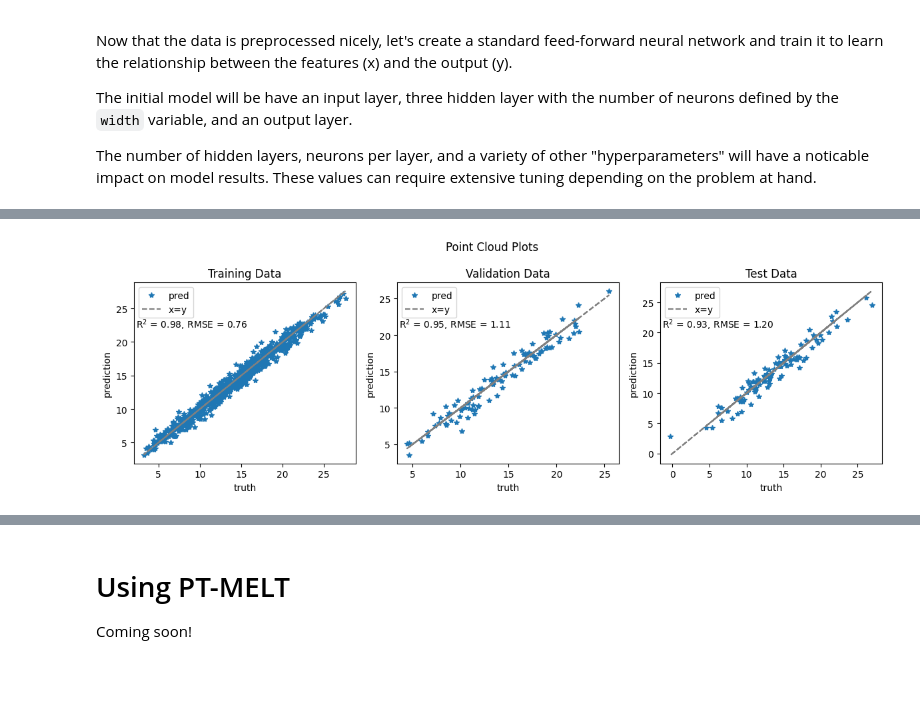
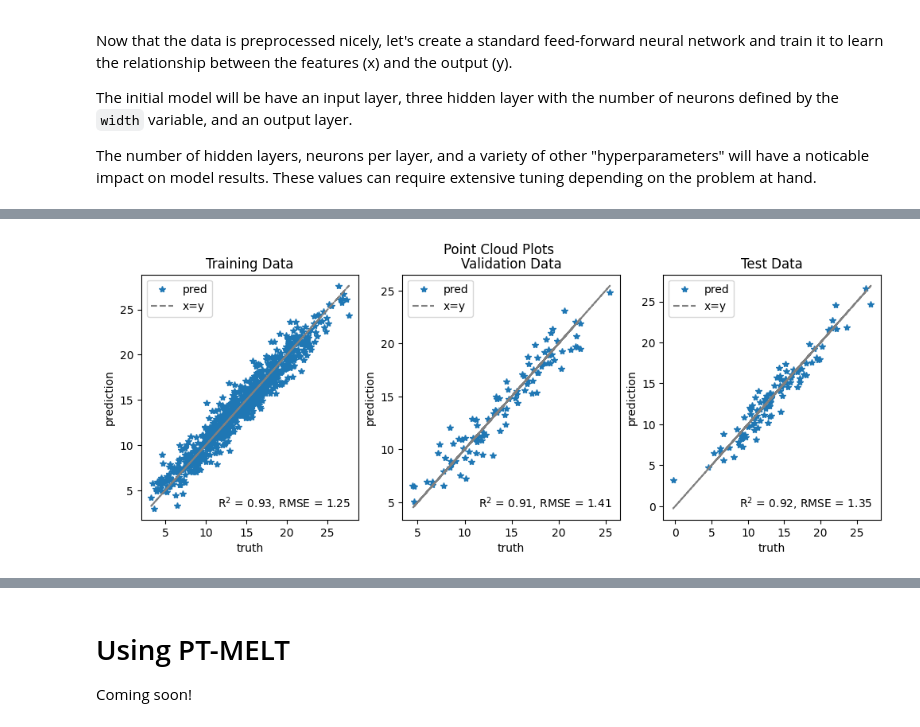
Before and after one commit to NREL/AI, a Jupyter notebook: supervised/regression/artificial_neural_networks_pt.ipynb, the cells around one changed output, grey strips where cells are left out. Saved outputs shown, nothing was run; the diff lists cells and outputs as text; code cells hidden in the pictures; blank space fills up the shorter version.

```diff
--- a/supervised/regression/artificial_neural_networks_pt.ipynb
+++ b/supervised/regression/artificial_neural_networks_pt.ipynb
@@ -196,12 +203,10 @@ y_test_real = inv_normalizer(y_test, y_mean, y_std)
 from torch.utils.data import DataLoader, TensorDataset
 
 batch_size = 32
-num_epochs = 500
-l1_norm = 1e-3
 
 # Create the data holder for training/validation (the test set should be held separate from any model training)
 dataset = TensorDataset(torch.from_numpy(x_train), torch.from_numpy(y_train))
 dataset_val = TensorDataset(torch.from_numpy(x_val), torch.from_numpy(y_val))
 
-dataloader = DataLoader(dataset, batch_size=batch_size, shuffle=False)
-dataloader_val = DataLoader(dataset_val, batch_size=batch_size, shuffle=False)
+dataloader = DataLoader(dataset, batch_size=batch_size, shuffle=True)
+dataloader_val = DataLoader(dataset_val, batch_size=batch_size, shuffle=True)
@@ -208,21 +233,14 @@ dataloader_val = DataLoader(dataset_val, batch_size=batch_size, shuffle=False)
 # %%
-# Make a history dict for storing metrics
-history = {"loss": [], "val_loss": []}
-model = ANN(num_feat=n_feats, width=64)
-# print(summary(model, input_size=(1, n_feats)))
-
-# Define the loss function and optimizer for training
-criterion = nn.MSELoss(reduction="mean")
-optimizer = optim.Adam(model.parameters(), lr=1e-3)
-
 # Now we can train the model
 for epoch in range(num_epochs):
+    model.train()
     running_loss = 0.0
     val_loss = 0.0
 
     for idx, data in enumerate(dataloader):
         xin, y_truth = data
 
+        # Clear previous gradients
         optimizer.zero_grad()
 
         # forward pass and compute loss
@@ -235,6 +253,13 @@ for epoch in range(num_epochs):
             if 'weight' in name:
                 l1_reg = l1_reg + torch.norm(param, 1)
         loss = loss + l1_norm * l1_reg
+
+        # add L2 regularization
+        l2_reg = torch.tensor(0., requires_grad=True)
+        for name, param in model.named_parameters():
+            if 'weight' in name:
+                l2_reg = l2_reg + torch.norm(param, 2)
+        loss = loss + l2_norm * l2_reg
 
         # Zero out the gradients, perform a backward pass, and update weights
         loss.backward()
@@ -253,7 +278,7 @@ for epoch in range(num_epochs):
             val_loss += loss_val.item()
         val_loss /= len(dataloader_val)
 
-    if epoch % 10 == 0:
+    if (epoch+1) % 10 == 0 or epoch == 0:
         print(f"Epoch = {epoch+1}, loss = {running_loss}, val_loss = {val_loss}")
     history["loss"].append(running_loss)
     history["val_loss"].append(val_loss)
@@ -323,11 +342,10 @@ plt.show()
 # %%
 # Compute some statistics on the fit
-from sklearn.metrics import mean_squared_error
 def pred_stats(pred, truth):
     rss = np.sum((pred - truth) ** 2)
     tss = np.sum((truth - np.mean(truth)) ** 2)
     r_sq = 1 - rss / tss
-    rmse = np.sqrt(mean_squared_error(truth, pred))
+    rmse = np.squeeze(np.sqrt(np.sum((truth-pred)**2, axis=0)/pred.shape[0]))
     return r_sq, rmse
 
 # Training data
@@ -335,35 +353,34 @@ r_sq_train, rmse_train = pred_stats(pred_train, y_train_real)
 r_sq_val, rmse_val = pred_stats(pred_val, y_val_real)
 r_sq_test, rmse_test = pred_stats(pred_test, y_test_real)
 
 # Visualize the predictions using a cloud plot
 fig, (ax1, ax2, ax3) = plt.subplots(1, 3, figsize=(12, 4))
 # Train plot
 ax1.plot(y_train_real, pred_train, marker="*", linestyle="None", label="pred")
 ax1.plot(y_train_real, y_train_real, linestyle="dashed", label="x=y", color="grey")
-ax1.text(x=0.01, y=0.75, s=rf"R$^2$ = {r_sq_train:0.2f}, RMSE = {rmse_train:0.2f}", transform=ax1.transAxes)
+ax1.text(x=0.35, y=0.05, s=rf"R$^2$ = {r_sq_train:0.2f}, RMSE = {rmse_train:0.2f}", transform=ax1.transAxes)
 ax1.legend()
 ax1.set_xlabel("truth")
 ax1.set_ylabel("prediction")
 ax1.set_title("Training Data")
 # Validation plot
 ax2.plot(y_val_real, pred_val, marker="*", linestyle="None", label="pred")
 ax2.plot(y_val_real, y_val_real, linestyle="dashed", label="x=y", color="grey")
-ax2.text(x=0.01, y=0.75, s=rf"R$^2$ = {r_sq_val:0.2f}, RMSE = {rmse_val:0.2f}", transform=ax2.transAxes)
+ax2.text(x=0.35, y=0.05, s=rf"R$^2$ = {r_sq_val:0.2f}, RMSE = {rmse_val:0.2f}", transform=ax2.transAxes)
 ax2.legend()
 ax2.set_xlabel("truth")
 ax2.set_ylabel("prediction")
 ax2.set_title("Validation Data")
 # Test plot
 ax3.plot(y_test_real, pred_test, marker="*", linestyle="None", label="pred")
 ax3.plot(y_test_real, y_test_real, linestyle="dashed", label="x=y", color="grey")
-ax3.text(x=0.01, y=0.75, s=rf"R$^2$ = {r_sq_test:0.2f}, RMSE = {rmse_test:0.2f}", transform=ax3.transAxes)
+ax3.text(x=0.35, y=0.05, s=rf"R$^2$ = {r_sq_test:0.2f}, RMSE = {rmse_test:0.2f}", transform=ax3.transAxes)
 ax3.legend()
 ax3.set_xlabel("truth")
 ax3.set_ylabel("prediction")
 ax3.set_title("Test Data")
 
 fig.suptitle('Point Cloud Plots')
-fig.tight_layout()
 plt.show()
 # %% [output]
-[figure, old version]
+[figure, new version]
```
Also changed, not shown: parts of 8 cells of this notebook, 1 other file.
